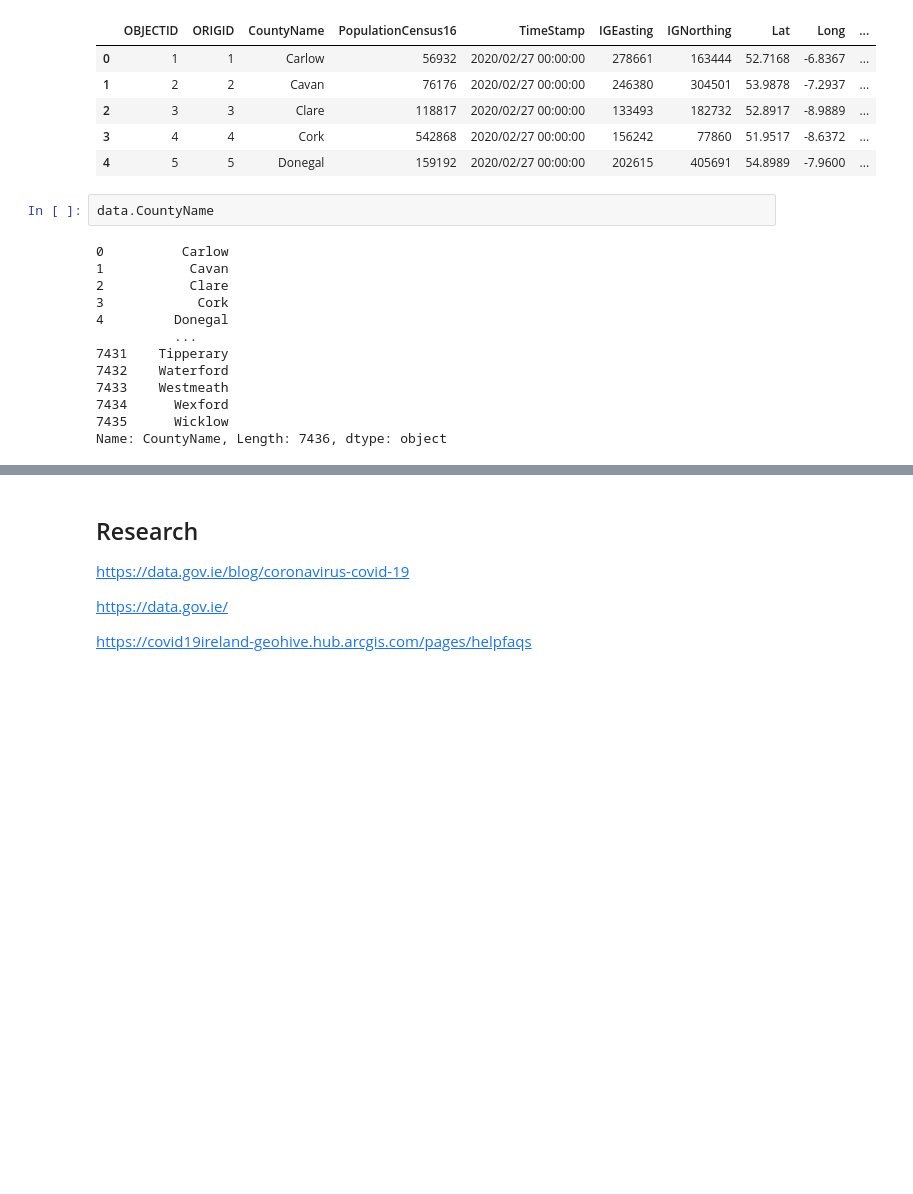
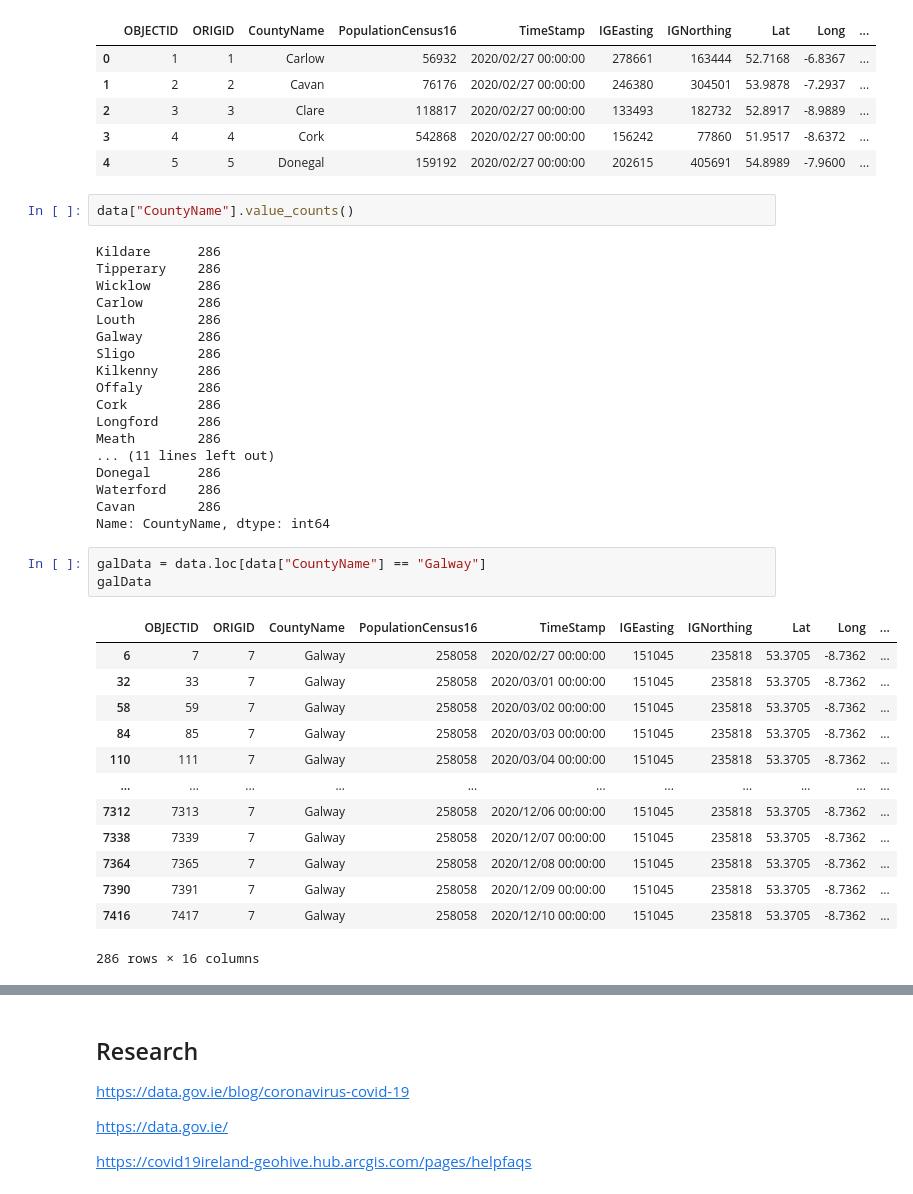
Before and after one commit to eoinlees/PforDA-Project-2020, a Jupyter notebook: Project-2020.ipynb, the cells around one changed output, grey strips where cells are left out. Saved outputs shown, nothing was run; the diff lists cells and outputs as text; blank space fills up the shorter version.

```diff
--- a/Project-2020.ipynb
+++ b/Project-2020.ipynb
@@ -61,17 +61,39 @@ data.head()
 | 3 | 4 | 4 | Cork | 542868 | 2020/02/27 00:00:00 | 156242 | 77860 | 51.9517 | -8.6372 | ... |
 | 4 | 5 | 5 | Donegal | 159192 | 2020/02/27 00:00:00 | 202615 | 405691 | 54.8989 | -7.9600 | ... |
 # %%
-data.CountyName
+data["CountyName"].value_counts()
 # %% [output]
-0          Carlow
-1           Cavan
-2           Clare
-3            Cork
-4         Donegal
-          ...
-7431    Tipperary
-7432    Waterford
-7433    Westmeath
-7434      Wexford
-7435      Wicklow
-Name: CountyName, Length: 7436, dtype: object
+Kildare      286
+Tipperary    286
+Wicklow      286
+Carlow       286
+Louth        286
+Galway       286
+Sligo        286
+Kilkenny     286
+Offaly       286
+Cork         286
+Longford     286
+Meath        286
+... (11 lines left out)
+Donegal      286
+Waterford    286
+Cavan        286
+Name: CountyName, dtype: int64
+# %%
+galData = data.loc[data["CountyName"] == "Galway"]
+galData
+# %% [output]
+|  | OBJECTID | ORIGID | CountyName | PopulationCensus16 | TimeStamp | IGEasting | IGNorthing | Lat | Long | ... |
+| 6 | 7 | 7 | Galway | 258058 | 2020/02/27 00:00:00 | 151045 | 235818 | 53.3705 | -8.7362 | ... |
+| 32 | 33 | 7 | Galway | 258058 | 2020/03/01 00:00:00 | 151045 | 235818 | 53.3705 | -8.7362 | ... |
+| 58 | 59 | 7 | Galway | 258058 | 2020/03/02 00:00:00 | 151045 | 235818 | 53.3705 | -8.7362 | ... |
+| 84 | 85 | 7 | Galway | 258058 | 2020/03/03 00:00:00 | 151045 | 235818 | 53.3705 | -8.7362 | ... |
+| 110 | 111 | 7 | Galway | 258058 | 2020/03/04 00:00:00 | 151045 | 235818 | 53.3705 | -8.7362 | ... |
+| ... | ... | ... | ... | ... | ... | ... | ... | ... | ... | ... |
+| 7312 | 7313 | 7 | Galway | 258058 | 2020/12/06 00:00:00 | 151045 | 235818 | 53.3705 | -8.7362 | ... |
+| 7338 | 7339 | 7 | Galway | 258058 | 2020/12/07 00:00:00 | 151045 | 235818 | 53.3705 | -8.7362 | ... |
+| 7364 | 7365 | 7 | Galway | 258058 | 2020/12/08 00:00:00 | 151045 | 235818 | 53.3705 | -8.7362 | ... |
+| 7390 | 7391 | 7 | Galway | 258058 | 2020/12/09 00:00:00 | 151045 | 235818 | 53.3705 | -8.7362 | ... |
+| 7416 | 7417 | 7 | Galway | 258058 | 2020/12/10 00:00:00 | 151045 | 235818 | 53.3705 | -8.7362 | ... |
+286 rows × 16 columns
```
Also changed, not shown: parts of 7 cells of this notebook, 1 other file.
